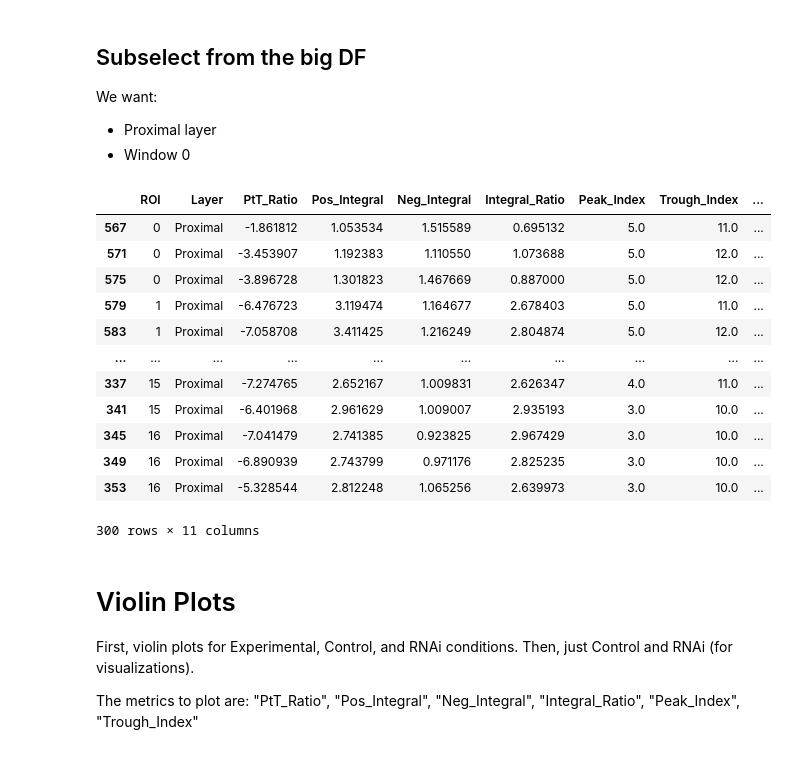
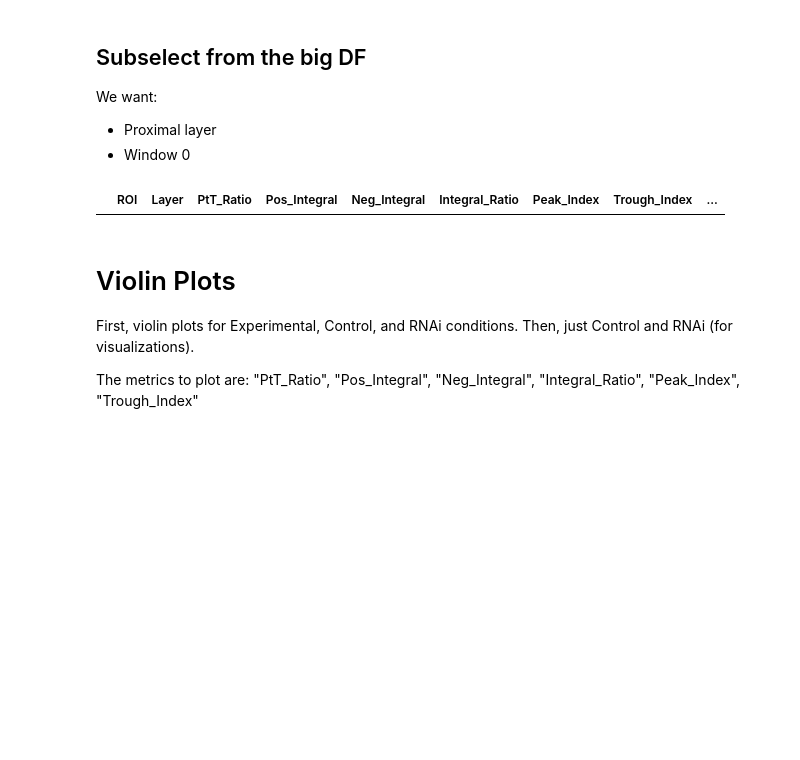
Before and after one commit to Biofall/two_photon_analysis, a Jupyter notebook: notebooks/detailed_response_analysis.ipynb, the cells around one changed output. Drawn from its saved outputs; the diff is of its cells as text; code cells hidden in the pictures; blank space fills up the shorter version.

```diff
--- a/notebooks/detailed_response_analysis.ipynb
+++ b/notebooks/detailed_response_analysis.ipynb
@@ -46,4 +43,4 @@ save_directory2 = "/Volumes/ABK2TBData/lab_repo/analysis/outputs/flash_w_opto_st
 
 Path(save_directory).mkdir(exist_ok=True)
 
-exp_control_rnai_advanced_by_roi = pd.read_pickle(save_directory2 + 'exp_control_rnai_advanced_by_roi_v6.pkl') # exp_control_rnai_advanced_by_roi_v2 exp_control_rnai_advanced_by_roi
+exp_control_rnai_advanced_by_roi = pd.read_pickle(save_directory2 + 'exp_control_rnai_advanced_by_roi_v13.pkl') # exp_control_rnai_advanced_by_roi_v2 exp_control_rnai_advanced_by_roi
@@ -56,24 +69,13 @@ We want:
 # %%
 # get the correct dataframe set up
 which_df_placeholder = exp_control_rnai_advanced_by_roi
 # copy, don't just set equal. Then combine the opto intensities 1 and 2
 prox_win0_df = which_df_placeholder.loc[(which_df_placeholder['Layer'] == 'Proximal') & (which_df_placeholder['Window'] == 0)]
 
+exp_control_rnai_advanced_by_roi # exp_control_rnai_advanced_by_roi prox_win0_df
 prox_win0_df
 # %% [output]
 |  | ROI | Layer | PtT_Ratio | Pos_Integral | Neg_Integral | Integral_Ratio | Peak_Index | Trough_Index | ... |
-| 567 | 0 | Proximal | -1.861812 | 1.053534 | 1.515589 | 0.695132 | 5.0 | 11.0 | ... |
-| 571 | 0 | Proximal | -3.453907 | 1.192383 | 1.110550 | 1.073688 | 5.0 | 12.0 | ... |
-| 575 | 0 | Proximal | -3.896728 | 1.301823 | 1.467669 | 0.887000 | 5.0 | 12.0 | ... |
-| 579 | 1 | Proximal | -6.476723 | 3.119474 | 1.164677 | 2.678403 | 5.0 | 11.0 | ... |
-| 583 | 1 | Proximal | -7.058708 | 3.411425 | 1.216249 | 2.804874 | 5.0 | 12.0 | ... |
-| ... | ... | ... | ... | ... | ... | ... | ... | ... | ... |
-| 337 | 15 | Proximal | -7.274765 | 2.652167 | 1.009831 | 2.626347 | 4.0 | 11.0 | ... |
-| 341 | 15 | Proximal | -6.401968 | 2.961629 | 1.009007 | 2.935193 | 3.0 | 10.0 | ... |
-| 345 | 16 | Proximal | -7.041479 | 2.741385 | 0.923825 | 2.967429 | 3.0 | 10.0 | ... |
-| 349 | 16 | Proximal | -6.890939 | 2.743799 | 0.971176 | 2.825235 | 3.0 | 10.0 | ... |
-| 353 | 16 | Proximal | -5.328544 | 2.812248 | 1.065256 | 2.639973 | 3.0 | 10.0 | ... |
-300 rows × 11 columns
 # %% [markdown]
 # Violin Plots
 
```
Also changed, not shown: parts of 8 cells of this notebook, 1 other file.
